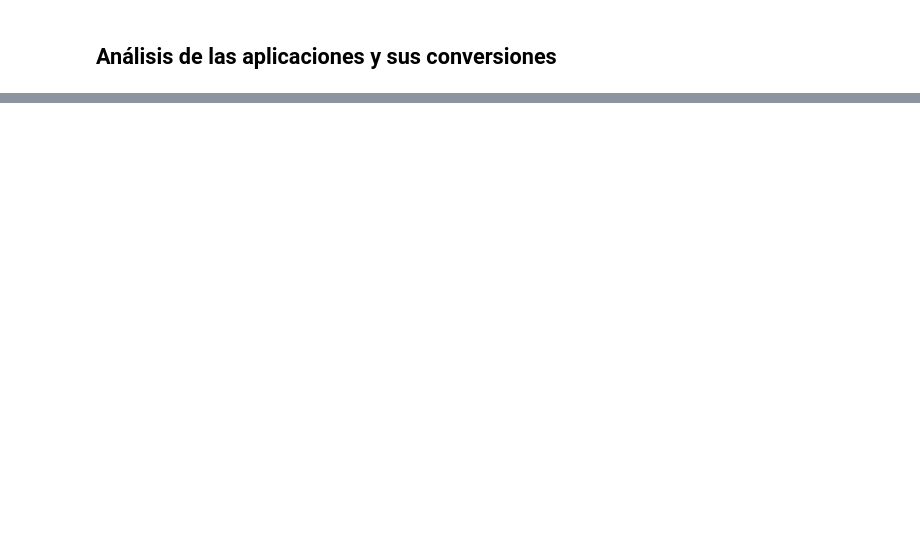
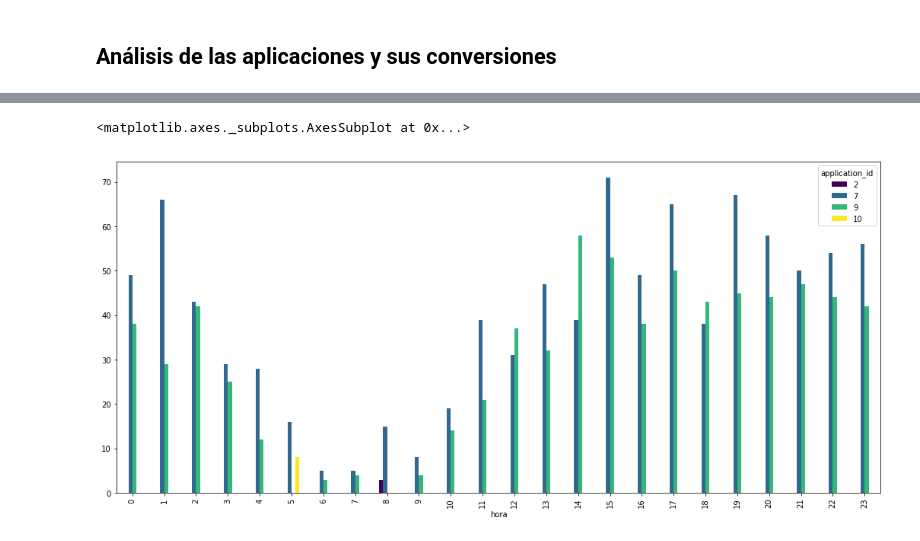
Before and after one commit to AlejandroKler/Datanesa, a Jupyter notebook: Aplicaciones_mas_conversiones.ipynb, the cells around one changed output, grey strips where cells are left out. Cells and saved outputs as stored; diff of their text form; code cells hidden in the pictures; blank space fills up the shorter version.

```diff
--- a/Aplicaciones_mas_conversiones.ipynb
+++ b/Aplicaciones_mas_conversiones.ipynb
@@ -28,5 +28,5 @@ installs['hora'] = installs['created'].dt.hour
 # %%
 installs_group = installs.groupby(['hora','application_id']).agg({'cant_installs':'count'})
 # %%
-max_installs_hora = installs_group.sort_values(by = 'cant_installs', ascending = False).groupby(level = 0).head(1)\
+max_installs_hora = installs_group.sort_values(by = 'cant_installs', ascending = False).groupby(level = 0).head(2)\
 .sort_values(by = 'hora', ascending = True).reset_index()
@@ -62,0 +55,5 @@ fig
+# %%
+max_installs_hora.pivot(index='hora', columns='application_id', values='cant_installs').plot(kind='bar', figsize = (18,8), colormap='viridis')
+# %% [output]
+<matplotlib.axes._subplots.AxesSubplot at 0x...>
+[figure, added]
```
Also changed, not shown: parts of 6 cells of this notebook.
